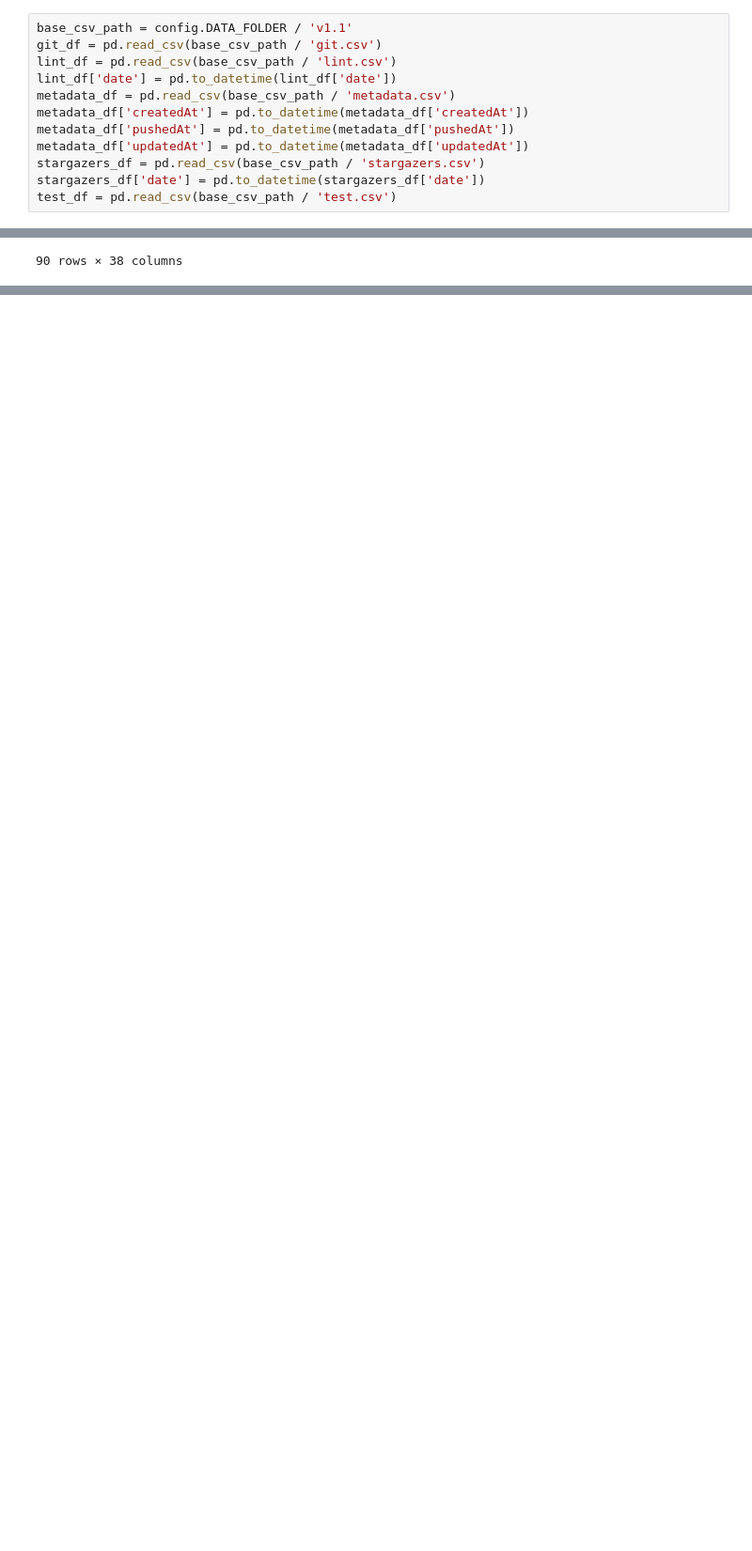
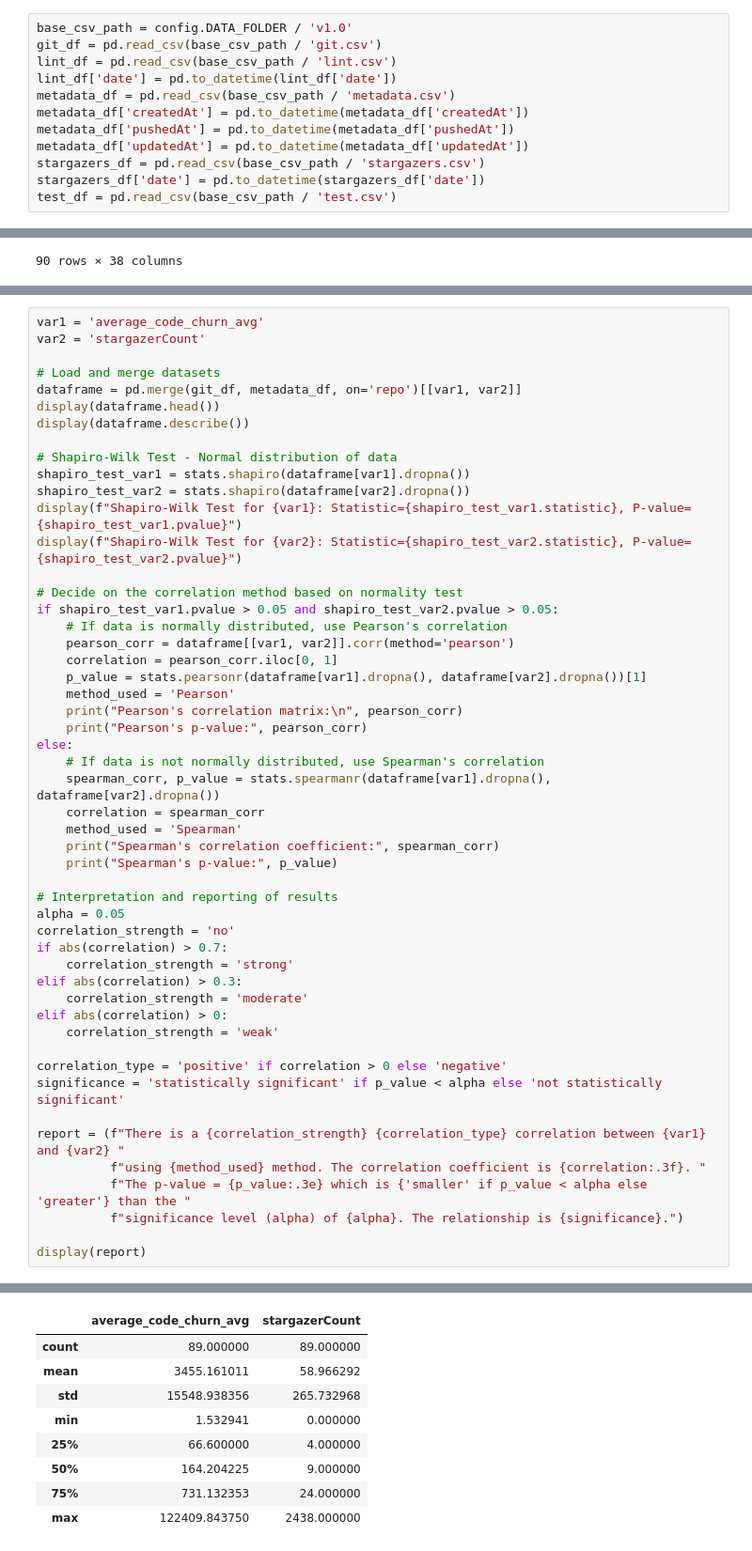
Before and after one commit to Majistaten/PyCIRAS, a Jupyter notebook: notebooks/Untitled.ipynb, the cells around one changed output, grey strips where cells are left out. Shown at 94% size. Drawn from its saved outputs; the diff is of its cells as text; blank space fills up the shorter version.

Commit message:
Correlation git aspects and stars

```diff
--- a/notebooks/Untitled.ipynb
+++ b/notebooks/Untitled.ipynb
@@ -10,5 +11,5 @@ from IPython.display import display, HTML
 # %%
-base_csv_path = config.DATA_FOLDER / 'v1.1'
+base_csv_path = config.DATA_FOLDER / 'v1.0'
 git_df = pd.read_csv(base_csv_path / 'git.csv')
 lint_df = pd.read_csv(base_csv_path / 'lint.csv')
 lint_df['date'] = pd.to_datetime(lint_df['date'])
@@ -692,0 +713,52 @@ plt.show()
+# %%
+var1 = 'average_code_churn_avg'
+var2 = 'stargazerCount'
+
+# Load and merge datasets
+dataframe = pd.merge(git_df, metadata_df, on='repo')[[var1, var2]]
+display(dataframe.head())
+display(dataframe.describe())
+
+# Shapiro-Wilk Test - Normal distribution of data
+shapiro_test_var1 = stats.shapiro(dataframe[var1].dropna())
+shapiro_test_var2 = stats.shapiro(dataframe[var2].dropna())
+display(f"Shapiro-Wilk Test for {var1}: Statistic={shapiro_test_var1.statistic}, P-value={shapiro_test_var1.pvalue}")
+display(f"Shapiro-Wilk Test for {var2}: Statistic={shapiro_test_var2.statistic}, P-value={shapiro_test_var2.pvalue}")
+
+# Decide on the correlation method based on normality test
+if shapiro_test_var1.pvalue > 0.05 and shapiro_test_var2.pvalue > 0.05:
+    # If data is normally distributed, use Pearson's correlation
+    pearson_corr = dataframe[[var1, var2]].corr(method='pearson')
+    correlation = pearson_corr.iloc[0, 1]
+    p_value = stats.pearsonr(dataframe[var1].dropna(), dataframe[var2].dropna())[1]
+    method_used = 'Pearson'
+    print("Pearson's correlation matrix:\n", pearson_corr)
+    print("Pearson's p-value:", pearson_corr)
+else:
+    # If data is not normally distributed, use Spearman's correlation
+    spearman_corr, p_value = stats.spearmanr(dataframe[var1].dropna(), dataframe[var2].dropna())
+    correlation = spearman_corr
+    method_used = 'Spearman'
+    print("Spearman's correlation coefficient:", spearman_corr)
+    print("Spearman's p-value:", p_value)
+
+# Interpretation and reporting of results
+alpha = 0.05
+correlation_strength = 'no'
+if abs(correlation) > 0.7:
+    correlation_strength = 'strong'
+elif abs(correlation) > 0.3:
+    correlation_strength = 'moderate'
+elif abs(correlation) > 0:
+    correlation_strength = 'weak'
+
+correlation_type = 'positive' if correlation > 0 else 'negative'
+significance = 'statistically significant' if p_value < alpha else 'not statistically significant'
+
+report = (f"There is a {correlation_strength} {correlation_type} correlation between {var1} and {var2} "
+          f"using {method_used} method. The correlation coefficient is {correlation:.3f}. "
+          f"The p-value = {p_value:.3e} which is {'smaller' if p_value < alpha else 'greater'} than the "
+          f"significance level (alpha) of {alpha}. The relationship is {significance}.")
+
+display(report)
+# %% [output]
@@ -692,0 +771,9 @@ plt.show()
+|  | average_code_churn_avg | stargazerCount |
+| count | 89.000000 | 89.000000 |
+| mean | 3455.161011 | 58.966292 |
+| std | 15548.938356 | 265.732968 |
+| min | 1.532941 | 0.000000 |
+| 25% | 66.600000 | 4.000000 |
+| 50% | 164.204225 | 9.000000 |
+| 75% | 731.132353 | 24.000000 |
+| max | 122409.843750 | 2438.000000 |
```
Also changed, not shown: parts of 6 cells of this notebook.
